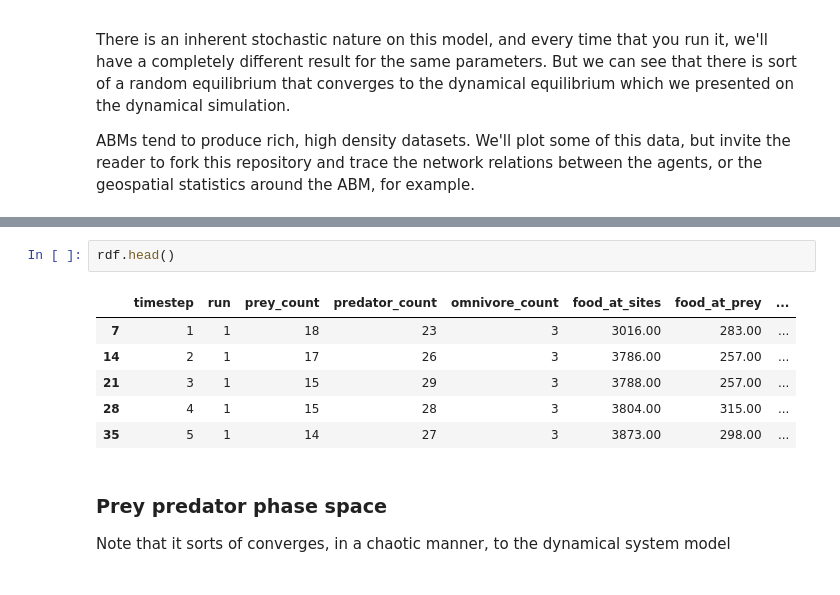
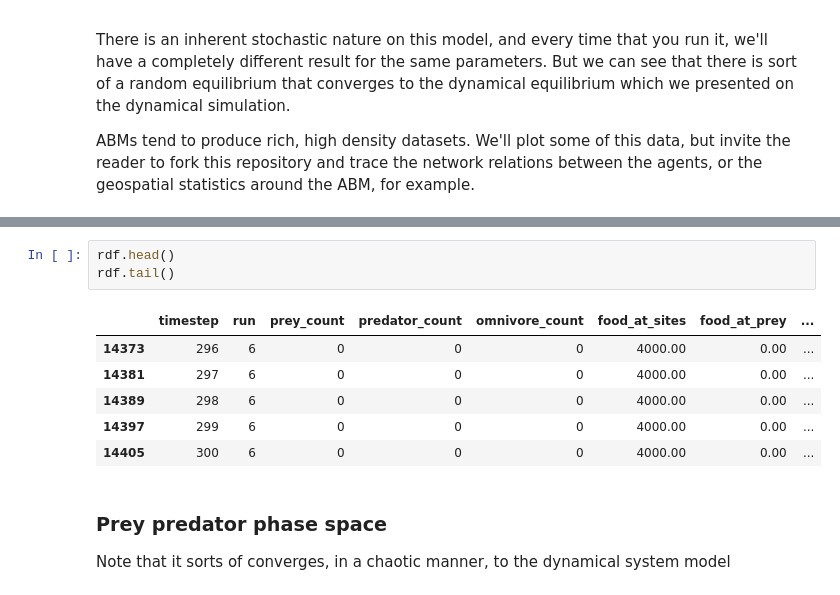
Before and after one commit to randomshinichi/demos, a Jupyter notebook: demos/Agent_Based_Modeling/prey_predator_abm/Predator_Prey_ABM_model.ipynb, the cells around one changed output, grey strips where cells are left out. Cells and saved outputs as stored; diff of their text form.

```diff
--- a/demos/Agent_Based_Modeling/prey_predator_abm/Predator_Prey_ABM_model.ipynb
+++ b/demos/Agent_Based_Modeling/prey_predator_abm/Predator_Prey_ABM_model.ipynb
@@ -51,12 +51,13 @@ Total execution time: 5.30s
 # %%
 rdf.head()
+rdf.tail()
 # %% [output]
 |  | timestep | run | prey_count | predator_count | omnivore_count | food_at_sites | food_at_prey | ... |
-| 7 | 1 | 1 | 18 | 23 | 3 | 3016.00 | 283.00 | ... |
-| 14 | 2 | 1 | 17 | 26 | 3 | 3786.00 | 257.00 | ... |
-| 21 | 3 | 1 | 15 | 29 | 3 | 3788.00 | 257.00 | ... |
-| 28 | 4 | 1 | 15 | 28 | 3 | 3804.00 | 315.00 | ... |
-| 35 | 5 | 1 | 14 | 27 | 3 | 3873.00 | 298.00 | ... |
+| 14373 | 296 | 6 | 0 | 0 | 0 | 4000.00 | 0.00 | ... |
+| 14381 | 297 | 6 | 0 | 0 | 0 | 4000.00 | 0.00 | ... |
+| 14389 | 298 | 6 | 0 | 0 | 0 | 4000.00 | 0.00 | ... |
+| 14397 | 299 | 6 | 0 | 0 | 0 | 4000.00 | 0.00 | ... |
+| 14405 | 300 | 6 | 0 | 0 | 0 | 4000.00 | 0.00 | ... |
 # %% [markdown]
 ### Prey predator phase space
 
```
Also changed, not shown: parts of 6 cells of this notebook, 4 other files.
